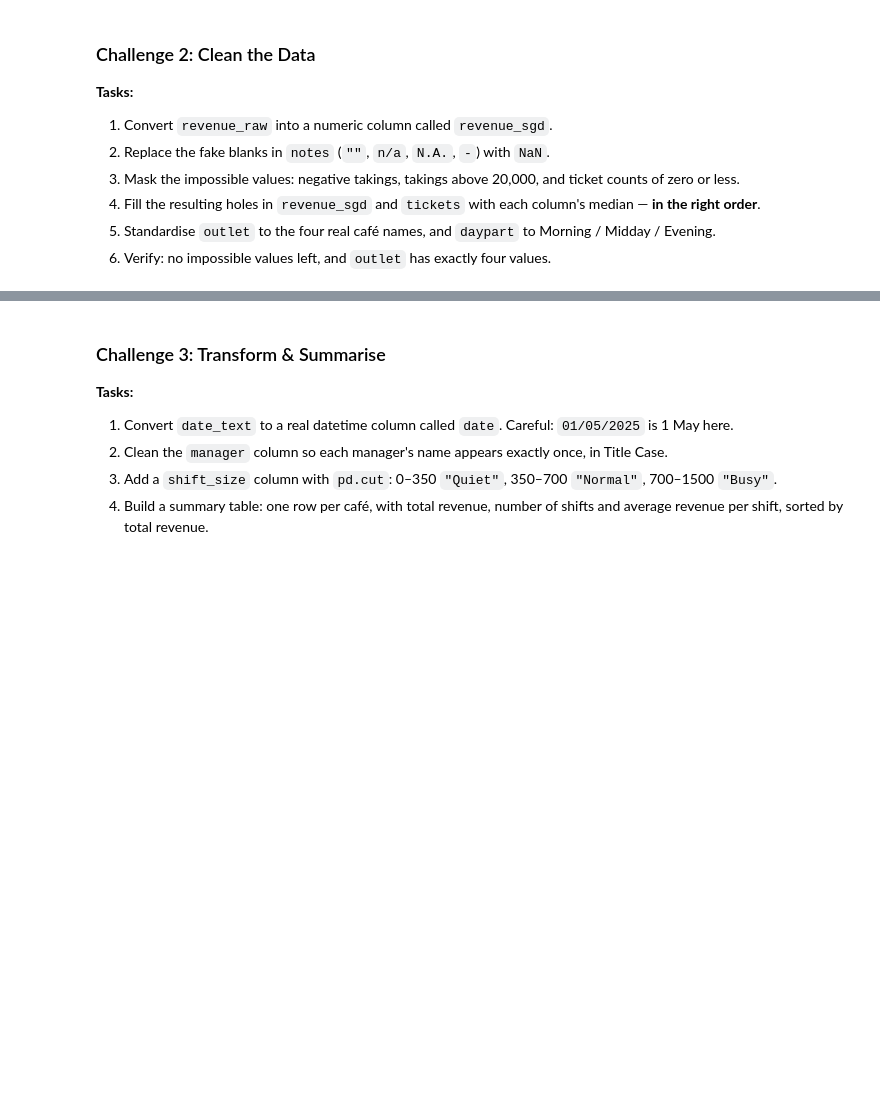
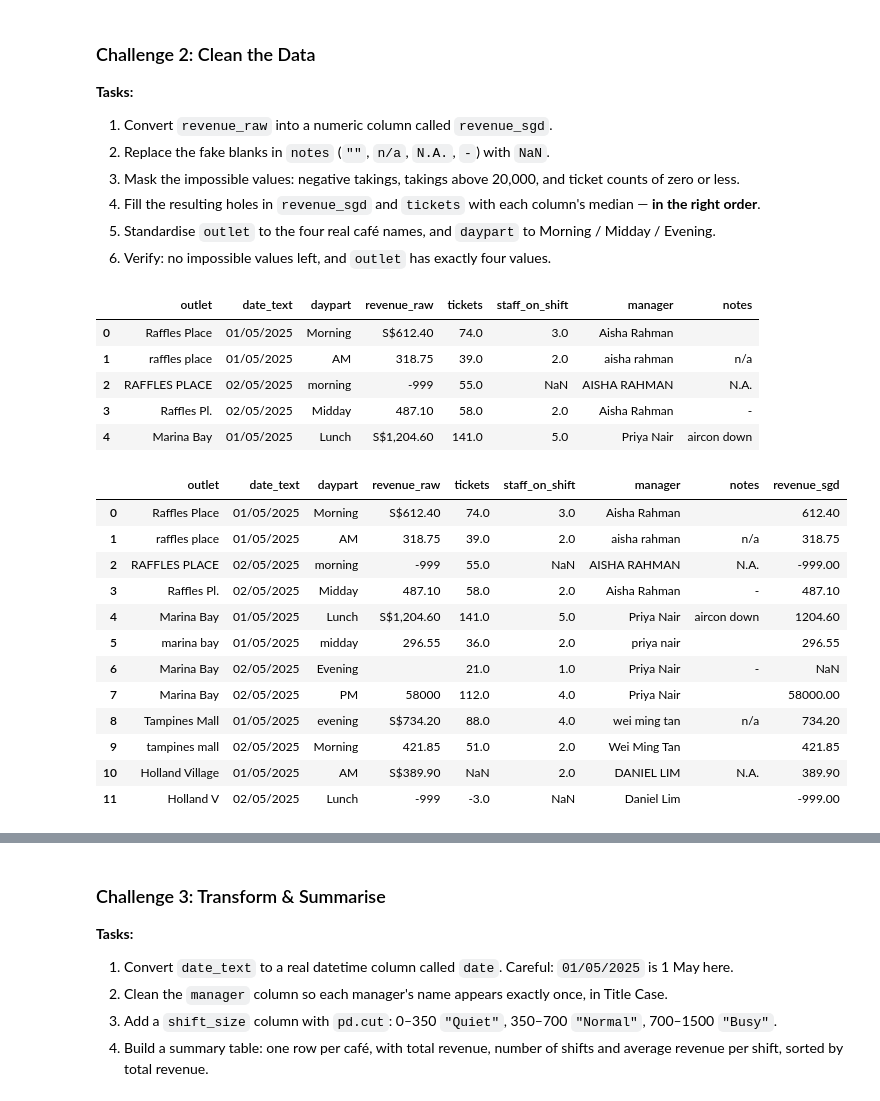
Before and after one commit to PP-123-nt/6m-data-1.8-eda-basic, a Jupyter notebook: assignment-working.ipynb, the cells around one changed output, grey strips where cells are left out. Cells and saved outputs as stored; diff of their text form; code cells hidden in the pictures; blank space fills up the shorter version.

```diff
--- a/assignment-working.ipynb
+++ b/assignment-working.ipynb
@@ -149,3 +149,35 @@ array(['Raffles Place', 'raffles place', 'RAFFLES PLACE', 'Raffles Pl.',
    order**.
 5. Standardise `outlet` to the four real café names, and `daypart` to Morning / Midday / Evening.
 6. Verify: no impossible values left, and `outlet` has exactly four values.
+# %%
+clean_may = may.copy()  # copy another version clean_may
+
+# 1. converrt revenue into numeric
+
+clean_may["revenue_sgd"] = pd.to_numeric(
+    clean_may["revenue_raw"].str.replace(r"[^0-9.\-]", "", regex=True), errors="coerce"
+)
+
+display(may.head())  # may record remain unchanged
+
+display(clean_may)   # cleaning done in clean_may version
+# %% [output]
+|  | outlet | date_text | daypart | revenue_raw | tickets | staff_on_shift | manager | notes |
+| 0 | Raffles Place | 01/05/2025 | Morning | S$612.40 | 74.0 | 3.0 | Aisha Rahman |  |
+| 1 | raffles place | 01/05/2025 | AM | 318.75 | 39.0 | 2.0 | aisha rahman | n/a |
+| 2 | RAFFLES PLACE | 02/05/2025 | morning | -999 | 55.0 | NaN | AISHA RAHMAN | N.A. |
+| 3 | Raffles Pl. | 02/05/2025 | Midday | 487.10 | 58.0 | 2.0 | Aisha Rahman | - |
+| 4 | Marina Bay | 01/05/2025 | Lunch | S$1,204.60 | 141.0 | 5.0 | Priya Nair | aircon down |
+|  | outlet | date_text | daypart | revenue_raw | tickets | staff_on_shift | manager | notes | revenue_sgd |
+| 0 | Raffles Place | 01/05/2025 | Morning | S$612.40 | 74.0 | 3.0 | Aisha Rahman |  | 612.40 |
+| 1 | raffles place | 01/05/2025 | AM | 318.75 | 39.0 | 2.0 | aisha rahman | n/a | 318.75 |
+| 2 | RAFFLES PLACE | 02/05/2025 | morning | -999 | 55.0 | NaN | AISHA RAHMAN | N.A. | -999.00 |
+| 3 | Raffles Pl. | 02/05/2025 | Midday | 487.10 | 58.0 | 2.0 | Aisha Rahman | - | 487.10 |
+| 4 | Marina Bay | 01/05/2025 | Lunch | S$1,204.60 | 141.0 | 5.0 | Priya Nair | aircon down | 1204.60 |
+| 5 | marina bay | 01/05/2025 | midday | 296.55 | 36.0 | 2.0 | priya nair |  | 296.55 |
+| 6 | Marina Bay | 02/05/2025 | Evening |  | 21.0 | 1.0 | Priya Nair | - | NaN |
+| 7 | Marina Bay | 02/05/2025 | PM | 58000 | 112.0 | 4.0 | Priya Nair |  | 58000.00 |
+| 8 | Tampines Mall | 01/05/2025 | evening | S$734.20 | 88.0 | 4.0 | wei ming tan | n/a | 734.20 |
+| 9 | tampines mall | 02/05/2025 | Morning | 421.85 | 51.0 | 2.0 | Wei Ming Tan |  | 421.85 |
+| 10 | Holland Village | 01/05/2025 | AM | S$389.90 | NaN | 2.0 | DANIEL LIM | N.A. | 389.90 |
+| 11 | Holland V | 02/05/2025 | Lunch | -999 | -3.0 | NaN | Daniel Lim |  | -999.00 |
```
Also changed, not shown: parts of 5 cells of this notebook.
